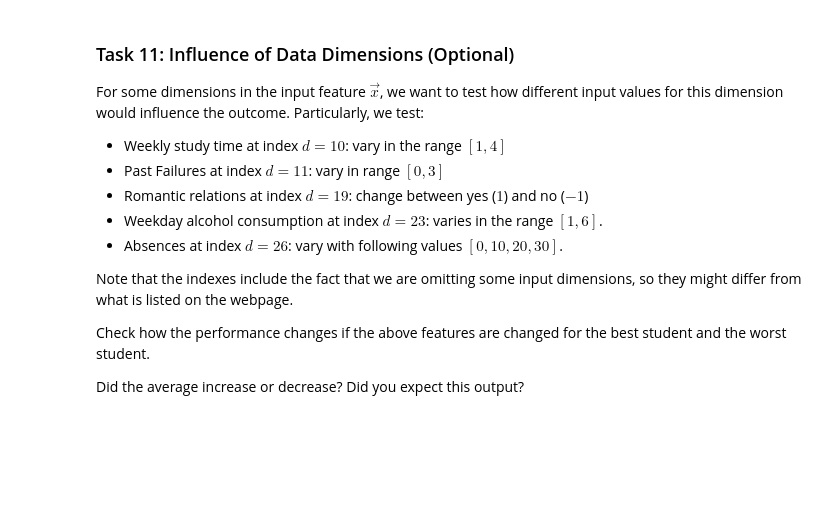
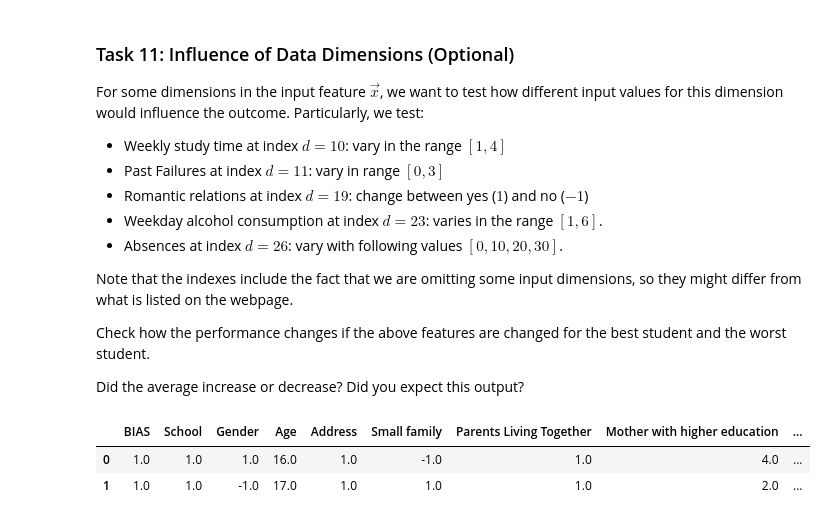
Before and after one commit to JorgeOrtizV/deepLearning_uzh, a Jupyter notebook: DL-Assignment04.ipynb, the cells around one changed output. Cells and saved outputs as stored; diff of their text form; code cells hidden in the pictures; blank space fills up the shorter version.

```diff
--- a/DL-Assignment04.ipynb
+++ b/DL-Assignment04.ipynb
@@ -517,0 +481,69 @@ Did the average increase or decrease? Did you expect this output?
+# %%
+def random_replacement(X, index, values):
+    if type(values) == range:
+        X[index,:] = np.random.uniform(low=values[0], high=values[-1], size=(1, X.shape[1]))
+    else:
+        X[index, :] = np.random.choice(values, size=(1, X.shape[1]))
+    return X
+
+
+# implement a way to modify the input at a given index with certain values
+# and to predict and print the network output for this modification
+# change weekly study time
+X_new = random_replacement(X_orig, 10, range(1,5))
+#change past failures
+X_new = random_replacement(X_new, 11, range(0,4))
+# change romatinc relations
+X_new = random_replacement(X_new, 19, [-1, 1])
+# Weekday alcohol consumption
+X_new = random_replacement(X_new, 26, [0,10,20,30])
+
+# run this with the 5 modifications and their according to values as seen above for both top and bottom student
+# Iterate over the whole dataset
+for i, x in enumerate(X_new.T):
+
+    # compute network predictions, use thetas obtained by SGD with momentum since it gives the best results
+    prediction, _ = network(x, rTheta3) # We just want Y, not H
+
+    # Take the average of the predictions
+    avg = prediction.mean(axis=0)
+
+    # Check for top student. (Save their index and their average scores)
+    if avg>current_best_score:
+        best_student_idx = i
+        current_best_score = avg
+
+    # Check for bottom student. (Save their index and their average scores)
+    if avg<current_worst_score:
+        worst_student_idx = i
+        current_worst_score = avg
+
+
+# Save the best and worst student featuers
+best_student = X_orig[:, best_student_idx]
+worst_student = X_orig[:, worst_student_idx]
+
+# Append the average prediction in the above arrays for both students
+best_student_with_score = numpy.append(best_student, current_best_score)
+worst_student_with_score = numpy.append(worst_student, current_worst_score)
+
+# This is for your visualization purpose only. It will show you the top and bottom student in a tabular format.
+import pandas as pd
+
+# Set the option to display all columns
+pd.set_option('display.max_columns', None)
+
+#Just for visualization purposes
+columns = ["BIAS", "School", "Gender", "Age", "Address", "Small family", "Parents Living Together", "Mother with higher education", "Father with secondary education",
+           "Travel time", "Study time", "Failures", "School Support", "Family Support", "Additional Classes", "Out-of-school activities",
+           "Nursery school", "Higher education", "Internet access", "Romantic Relationship", "Good relation with family", "Free time",
+           "Goes out with peers", "Workday alcohol consumption", "Weekend alcohol consumption", "Current health status",
+           "Absences", "Average Score"]
+
+# Initialize an empty DataFrame with the specified columns
+df = pd.DataFrame(numpy.vstack([best_student_with_score, worst_student_with_score]), columns=columns)
+df
+# %% [output]
+|  | BIAS | School | Gender | Age | Address | Small family | Parents Living Together | Mother with higher education | ... |
+| 0 | 1.0 | 1.0 | 1.0 | 16.0 | 1.0 | -1.0 | 1.0 | 4.0 | ... |
+| 1 | 1.0 | 1.0 | -1.0 | 17.0 | 1.0 | 1.0 | 1.0 | 2.0 | ... |
```
Also changed, not shown: parts of 10 cells of this notebook.
